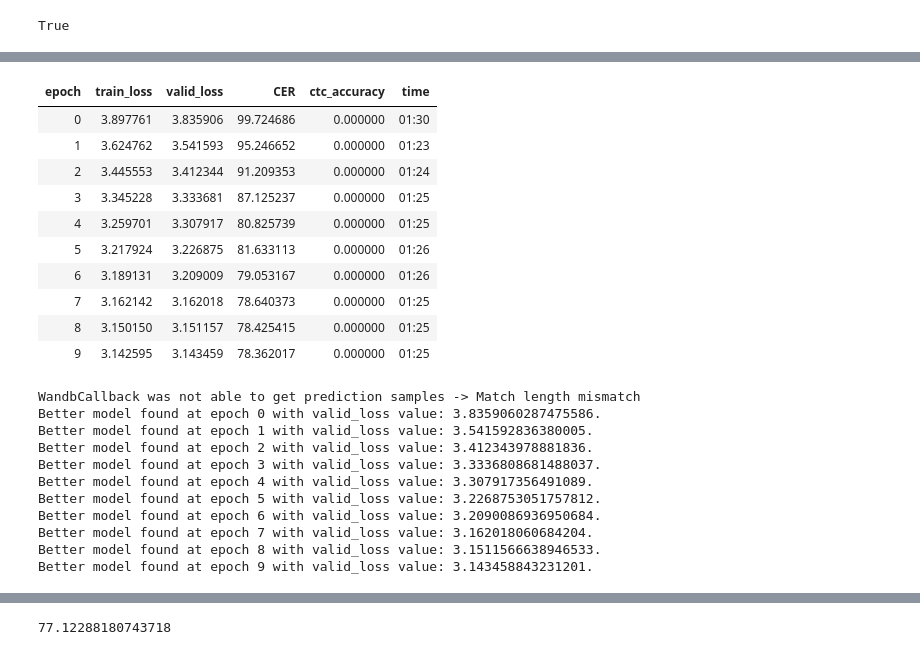
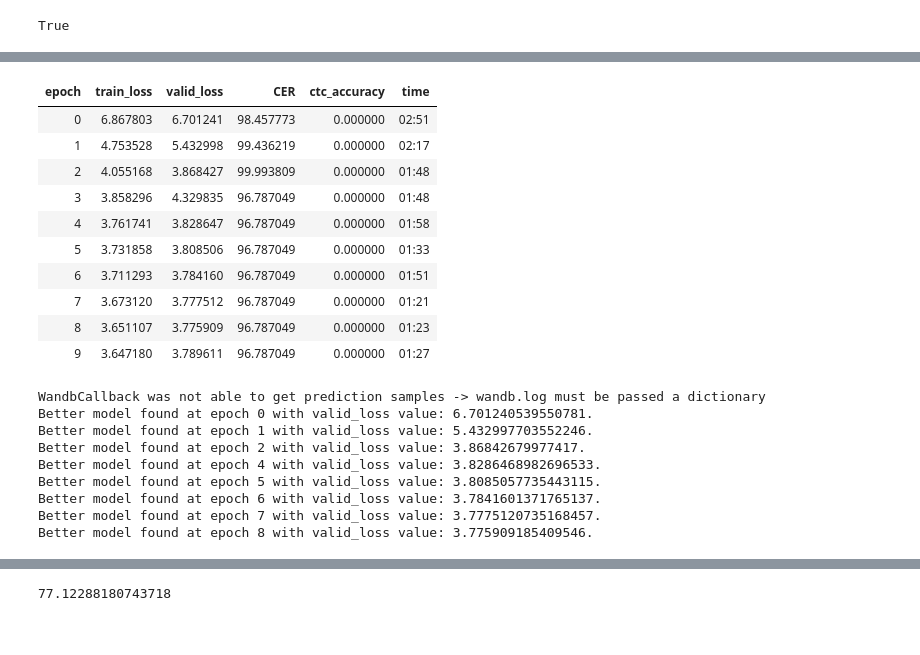
Before and after one commit to mizoru/pronunciation-trainer, a Jupyter notebook: training-QuartzNet.ipynb, the cells around one changed output, grey strips where cells are left out. Cells and saved outputs as stored; diff of their text form; code cells hidden in the pictures.

```diff
--- a/training-QuartzNet.ipynb
+++ b/training-QuartzNet.ipynb
@@ -153,7 +149,9 @@ class SqueezeSpec(Transform):
+# %%
+x,y = b = dls.one_batch()
 # %%
-dls = dsets.dataloaders(before_batch = [Pad_Chunk(0, pad_first=False, seq_len=1),Pad_Audio_Chunk(0, pad_first=False)],
-                        after_batch=[aud2spec, SqueezeSpec()], bs=32, shuffle=False)
-b = dls.one_batch()
+# dls = dsets.dataloaders(before_batch = [Pad_Chunk(0, pad_first=False, seq_len=1),Pad_Audio_Chunk(0, pad_first=False)],
+#                         after_batch=[aud2spec, SqueezeSpec()], bs=32)
+# b = dls.one_batch()
 # %%
 import gc
 gc.collect(), torch.cuda.empty_cache()
@@ -297,4 +295,4 @@ class QuartzNet(Module):
     def forward(self, x):
         return self.model(x)
 # %%
-model = QuartzNet(b[0].shape[1], len(vocab), 1, 5).cuda()
+model = QuartzNet(b[0].shape[1], len(vocab), 2, 5).cuda()
@@ -412,7 +358,7 @@ Syncing run quartz-3 to Weights & Biases (docs).
 <wandb.sdk.wandb_run.Run at 0x...>
 # %%
 learn = Learner(dls, model, loss_func=ctc_loss_no_lens, metrics = [CER, ctc_accuracy],
-                cbs=[WandbCallback(), SaveModelCallback()])
+             cbs=[WandbCallback(), SaveModelCallback(fname='QuartzNet_5x2')])
 # %%
 learn.lr_find()#1e-2, 10)
 # %% [output]
@@ -422,28 +368,26 @@ SuggestedLRs(valley=0.00013182566908653826)
 # %%
-learn.fit_one_cycle(10, 5e-4)
+learn.fit_one_cycle(10, 2e-3)
 # %% [output]
 | epoch | train_loss | valid_loss | CER | ctc_accuracy | time |
-| 0 | 3.897761 | 3.835906 | 99.724686 | 0.000000 | 01:30 |
-| 1 | 3.624762 | 3.541593 | 95.246652 | 0.000000 | 01:23 |
-| 2 | 3.445553 | 3.412344 | 91.209353 | 0.000000 | 01:24 |
-| 3 | 3.345228 | 3.333681 | 87.125237 | 0.000000 | 01:25 |
-| 4 | 3.259701 | 3.307917 | 80.825739 | 0.000000 | 01:25 |
-| 5 | 3.217924 | 3.226875 | 81.633113 | 0.000000 | 01:26 |
-| 6 | 3.189131 | 3.209009 | 79.053167 | 0.000000 | 01:26 |
-| 7 | 3.162142 | 3.162018 | 78.640373 | 0.000000 | 01:25 |
-| 8 | 3.150150 | 3.151157 | 78.425415 | 0.000000 | 01:25 |
-| 9 | 3.142595 | 3.143459 | 78.362017 | 0.000000 | 01:25 |
+| 0 | 6.867803 | 6.701241 | 98.457773 | 0.000000 | 02:51 |
+| 1 | 4.753528 | 5.432998 | 99.436219 | 0.000000 | 02:17 |
+| 2 | 4.055168 | 3.868427 | 99.993809 | 0.000000 | 01:48 |
+| 3 | 3.858296 | 4.329835 | 96.787049 | 0.000000 | 01:48 |
+| 4 | 3.761741 | 3.828647 | 96.787049 | 0.000000 | 01:58 |
+| 5 | 3.731858 | 3.808506 | 96.787049 | 0.000000 | 01:33 |
+| 6 | 3.711293 | 3.784160 | 96.787049 | 0.000000 | 01:51 |
+| 7 | 3.673120 | 3.777512 | 96.787049 | 0.000000 | 01:21 |
+| 8 | 3.651107 | 3.775909 | 96.787049 | 0.000000 | 01:23 |
+| 9 | 3.647180 | 3.789611 | 96.787049 | 0.000000 | 01:27 |
-WandbCallback was not able to get prediction samples -> Match length mismatch
-Better model found at epoch 0 with valid_loss value: 3.8359060287475586.
-Better model found at epoch 1 with valid_loss value: 3.541592836380005.
-Better model found at epoch 2 with valid_loss value: 3.412343978881836.
-Better model found at epoch 3 with valid_loss value: 3.3336808681488037.
-Better model found at epoch 4 with valid_loss value: 3.307917356491089.
-Better model found at epoch 5 with valid_loss value: 3.2268753051757812.
-Better model found at epoch 6 with valid_loss value: 3.2090086936950684.
-Better model found at epoch 7 with valid_loss value: 3.162018060684204.
-Better model found at epoch 8 with valid_loss value: 3.1511566638946533.
-Better model found at epoch 9 with valid_loss value: 3.143458843231201.
+WandbCallback was not able to get prediction samples -> wandb.log must be passed a dictionary
+Better model found at epoch 0 with valid_loss value: 6.701240539550781.
+Better model found at epoch 1 with valid_loss value: 5.432997703552246.
+Better model found at epoch 2 with valid_loss value: 3.86842679977417.
+Better model found at epoch 4 with valid_loss value: 3.8286468982696533.
+Better model found at epoch 5 with valid_loss value: 3.8085057735443115.
+Better model found at epoch 6 with valid_loss value: 3.7841601371765137.
+Better model found at epoch 7 with valid_loss value: 3.7775120735168457.
+Better model found at epoch 8 with valid_loss value: 3.775909185409546.
 # %%
 learn.lr_find()
 # %% [output]
```
Also changed, not shown: parts of 34 cells of this notebook.
